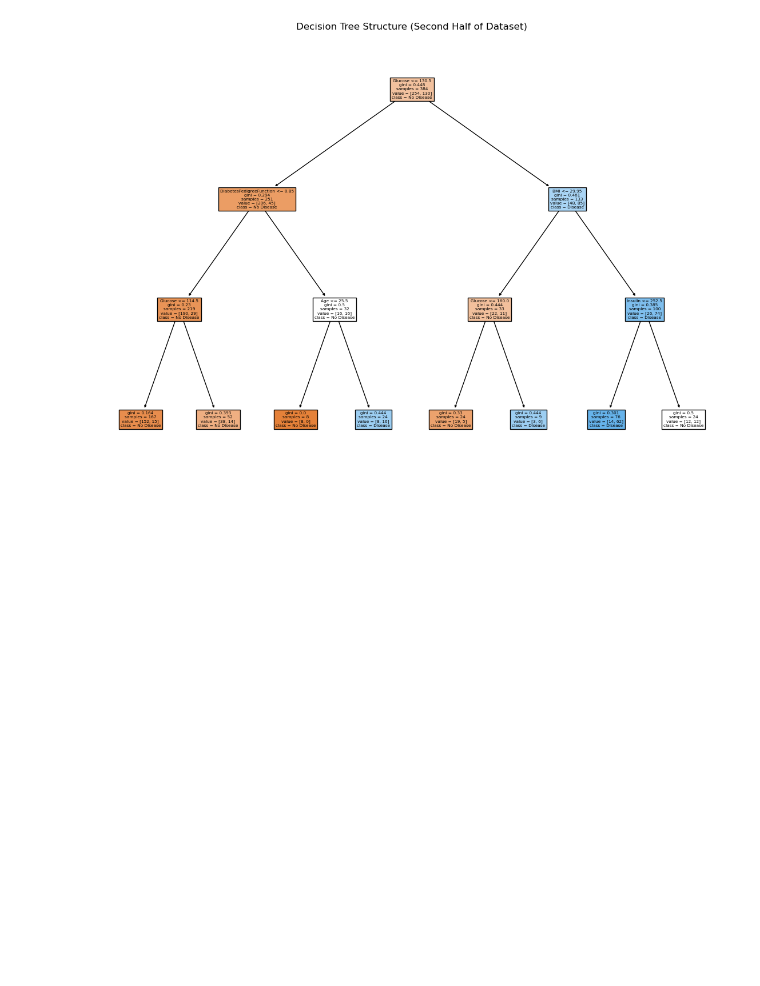
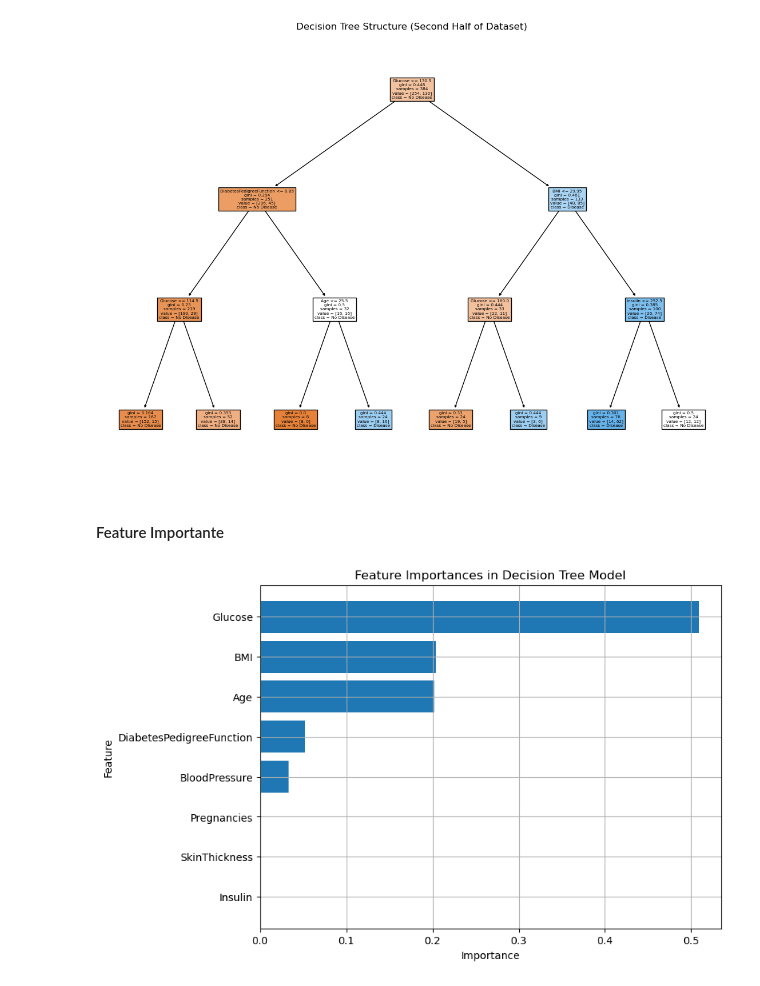
Before and after one commit to Hospital-Da-Luz-Learning-Health/MLCatolica25, a Jupyter notebook: Aula 7 - Supervised Learning III/Learning Notebook.ipynb, the cells around one changed output. Cells and saved outputs as stored; diff of their text form; code cells hidden in the pictures; blank space fills up the shorter version.

Commit message:
update class 7 decision tree

```diff
--- a/Aula 7 - Supervised Learning III/Learning Notebook.ipynb
+++ b/Aula 7 - Supervised Learning III/Learning Notebook.ipynb
@@ -448,3 +448,29 @@ plt.title('Decision Tree Structure (Second Half of Dataset)')
 plt.show()
 # %% [output]
 [figure]
+# %% [markdown]
+#### Feature Importante
+# %%
+# Retrieve feature importances
+feature_importances = DT_model.feature_importances_
+# %%
+# Create a DataFrame for better visualization
+feature_importance_df = pd.DataFrame({
+    'Feature': X.columns,
+    'Importance': feature_importances
+})
+# %%
+# Sort the DataFrame by importance
+feature_importance_df = feature_importance_df.sort_values(by='Importance', ascending=False)
+# %%
+# Plot feature importances
+plt.figure(figsize=(8, 6))
+plt.barh(feature_importance_df['Feature'], feature_importance_df['Importance'])
+plt.xlabel('Importance')
+plt.ylabel('Feature')
+plt.title('Feature Importances in Decision Tree Model')
+plt.gca().invert_yaxis()  # Invert y-axis to have the most important feature at the top
+plt.grid(True)
+plt.show()
+# %% [output]
+[figure, added]
```
